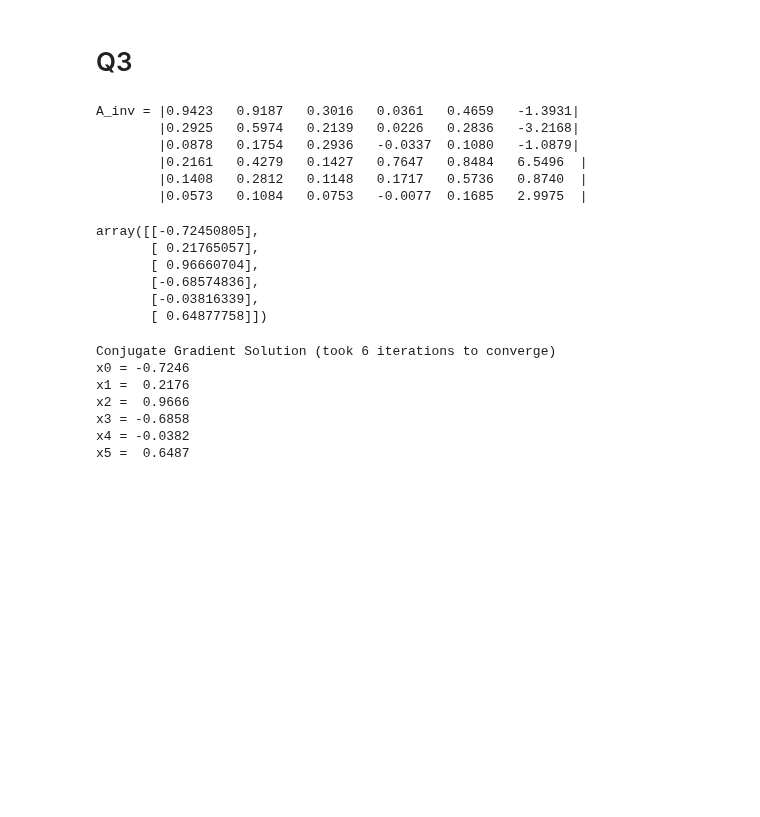
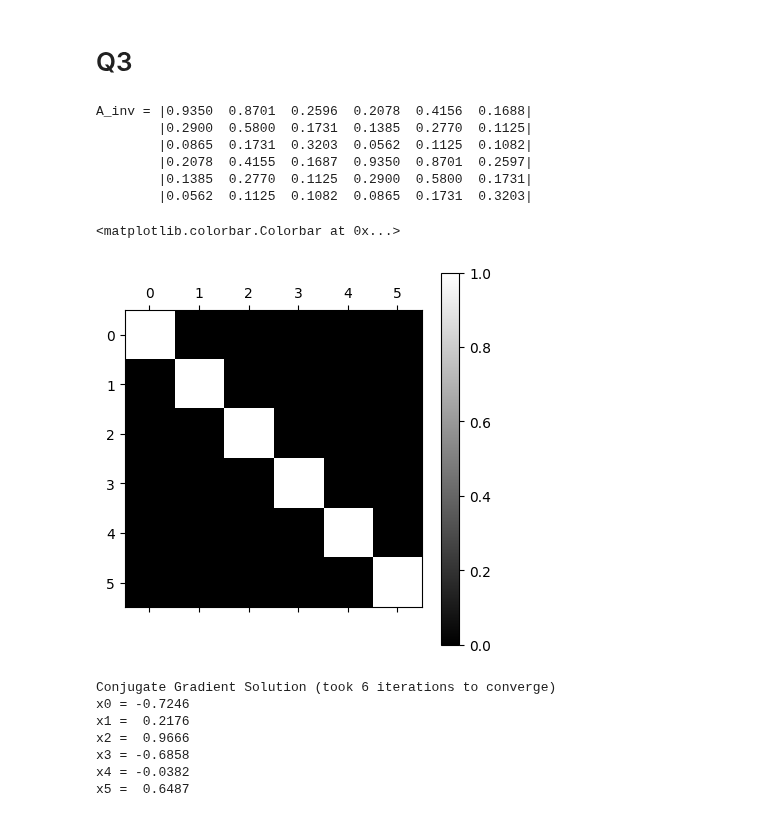
Before and after one commit to PeithonKing/adv_comp_phys, a Jupyter notebook: solns/asg2.ipynb, the cells around one changed output. Saved outputs shown, nothing was run; the diff lists cells and outputs as text; code cells hidden in the pictures; blank space fills up the shorter version.

```diff
--- a/solns/asg2.ipynb
+++ b/solns/asg2.ipynb
@@ -256,20 +257,28 @@ A = np.array(
     ]
 )
 # %%
+np.random.seed(27)
 # invert the matrix A... to do this, we are takng the B matrix to be the identity matrix
 B = np.eye(*A.shape)
 A_inv = np.zeros(A.shape)
 for i in range(B.shape[0]):
-    x, ite, residue = conjugate_gradient(A, B[:, i:i+1], x0=np.random.rand(len(B), 1), tol=1e-4, max_iter=100)
+    x, ite, residue = conjugate_gradient(A, B[:, i:i+1], x0=np.random.rand(len(B), 1), tol=1e-4, max_iter=10000)
     A_inv[:, i] = x[:, 0]
 print(Matrix(A_inv, "A_inv", 4))
 # %% [output]
-A_inv = |0.9423   0.9187   0.3016   0.0361   0.4659   -1.3931|
-        |0.2925   0.5974   0.2139   0.0226   0.2836   -3.2168|
-        |0.0878   0.1754   0.2936   -0.0337  0.1080   -1.0879|
-        |0.2161   0.4279   0.1427   0.7647   0.8484   6.5496  |
-        |0.1408   0.2812   0.1148   0.1717   0.5736   0.8740  |
-        |0.0573   0.1084   0.0753   -0.0077  0.1685   2.9975  |
+A_inv = |0.9350  0.8701  0.2596  0.2078  0.4156  0.1688|
+        |0.2900  0.5800  0.1731  0.1385  0.2770  0.1125|
+        |0.0865  0.1731  0.3203  0.0562  0.1125  0.1082|
+        |0.2078  0.4155  0.1687  0.9350  0.8701  0.2597|
+        |0.1385  0.2770  0.1125  0.2900  0.5800  0.1731|
+        |0.0562  0.1125  0.1082  0.0865  0.1731  0.3203|
+# %%
+import matplotlib.pyplot as plt
+plt.matshow(A@A_inv, cmap="gray")   # should be identity matrix
+plt.colorbar()
+# %% [output]
+<matplotlib.colorbar.Colorbar at 0x...>
+[figure, added]
 # %%
 A = np.array(
     [
@@ -297,12 +304,3 @@ x = np.linalg.solve(A, B)
-# %%
-x
-# %% [output]
-array([[-0.72450805],
-       [ 0.21765057],
-       [ 0.96660704],
-       [-0.68574836],
-       [-0.03816339],
-       [ 0.64877758]])
 # %%
 x, itr, residue = conjugate_gradient(A, B, x0=np.random.rand(len(B), 1), tol=1e-4, max_iter=10)
 print(f"Conjugate Gradient Solution (took {itr} iterations to converge)")
```
Also changed, not shown: parts of 3 cells of this notebook, 1 other file.
